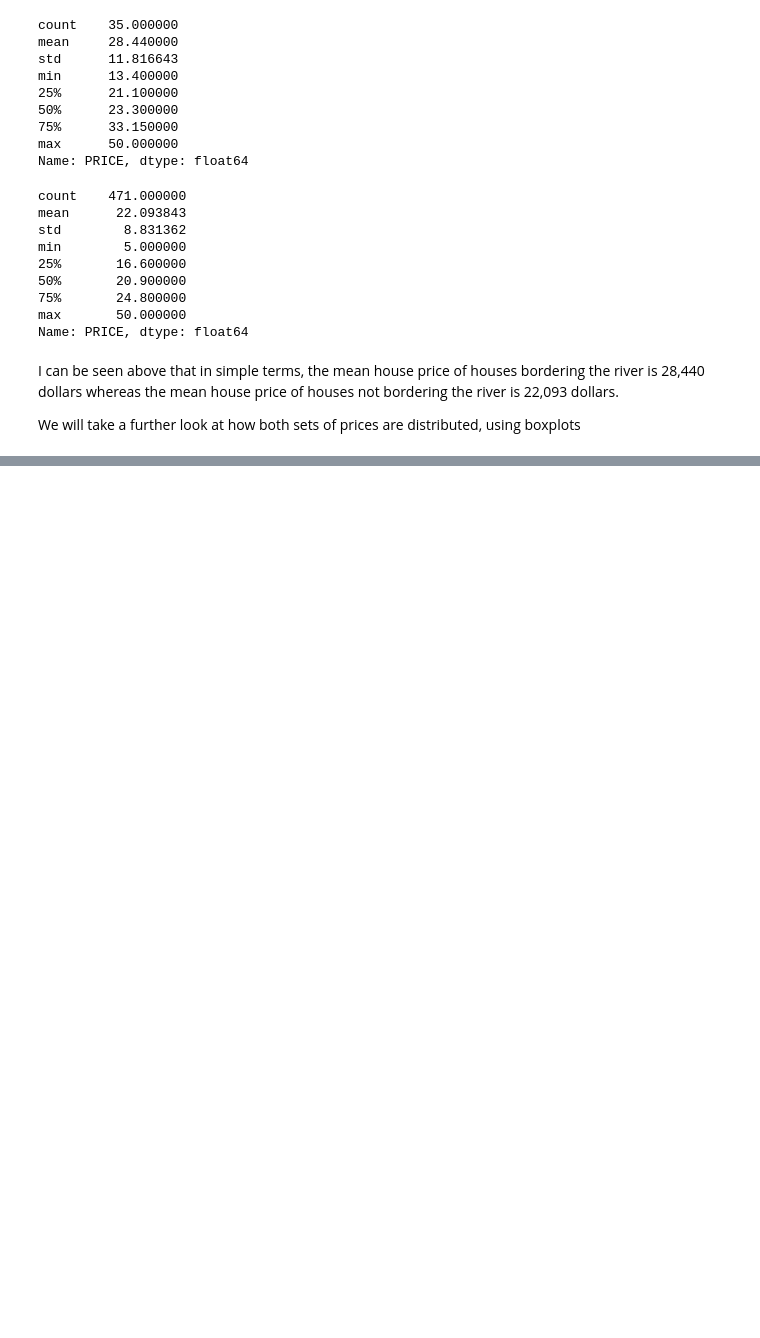
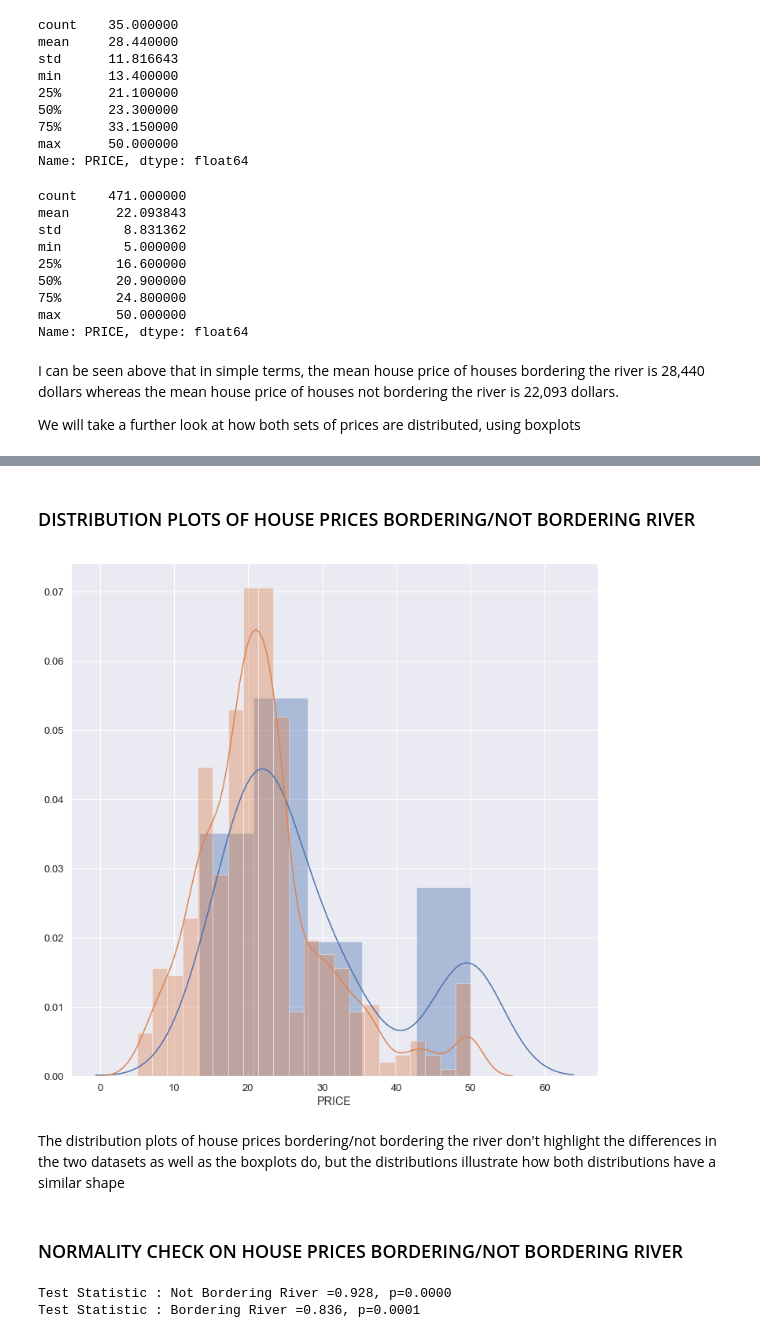
Before and after one commit to oreillyh/Machine-Learning-Statistics, a Jupyter notebook: MACHINE LEARNING AND STATISTICS PROJECT .ipynb, the cells around one changed output, grey strips where cells are left out. Cells and saved outputs as stored; diff of their text form; code cells hidden in the pictures; blank space fills up the shorter version.

Commit message:
more inferential stats work

```diff
--- a/MACHINE LEARNING AND STATISTICS PROJECT .ipynb
+++ b/MACHINE LEARNING AND STATISTICS PROJECT .ipynb
@@ -330,0 +345,26 @@ ax=sns.boxplot(x="CHAS", y="PRICE",data=bos, linewidth=2.0)
+# %% [markdown]
+### DISTRIBUTION PLOTS OF HOUSE PRICES BORDERING/NOT BORDERING RIVER
+# %%
+sns.set_style("darkgrid")
+plt.figure(figsize=(12, 12))
+ax1 = sns.distplot(River_Price)
+ax2 = sns.distplot(Not_River_Price)
+# %% [output]
+[figure, added]
+# %% [markdown]
+The distribution plots of house prices bordering/not bordering the river don't highlight the differences in the two datasets as well as the boxplots do, but the distributions illustrate how both distributions have a similar shape
+# %% [markdown]
+### NORMALITY CHECK ON HOUSE PRICES BORDERING/NOT BORDERING RIVER
+# %%
+#Check the two house price data sets for normality using the Shapiro-Wilks test
+
+shapiro_test1 = shapiro(Not_River_Price)
+shapiro_test2 = shapiro(River_Price)
+
+stat1, p1 = shapiro_test1
+stat2, p2 = shapiro_test2
+print('Test Statistic : Not Bordering River =%.3f, p=%.4f' % (stat1, p1))
+print('Test Statistic : Bordering River =%.3f, p=%.4f' % (stat2, p2))
+# %% [output]
+Test Statistic : Not Bordering River =0.928, p=0.0000
+Test Statistic : Bordering River =0.836, p=0.0001
```
Also changed, not shown: parts of 13 cells of this notebook.
